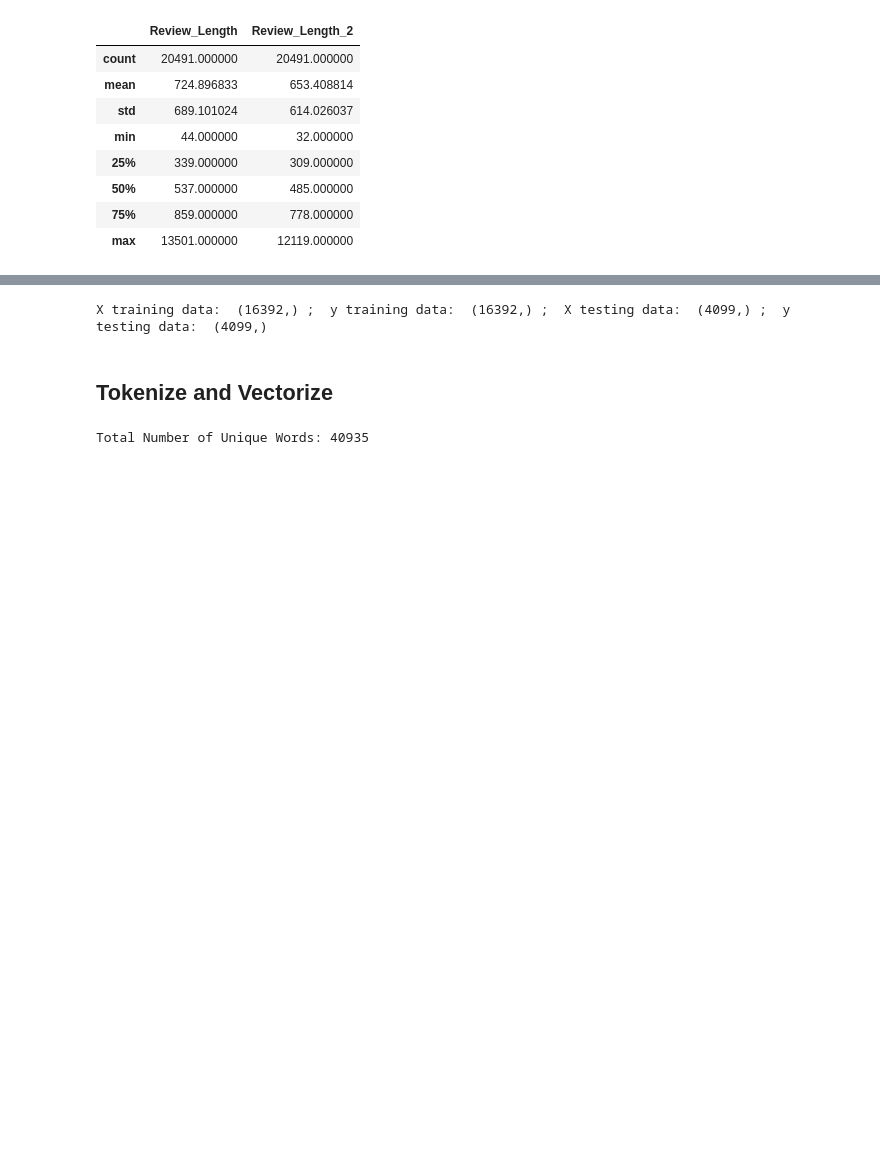
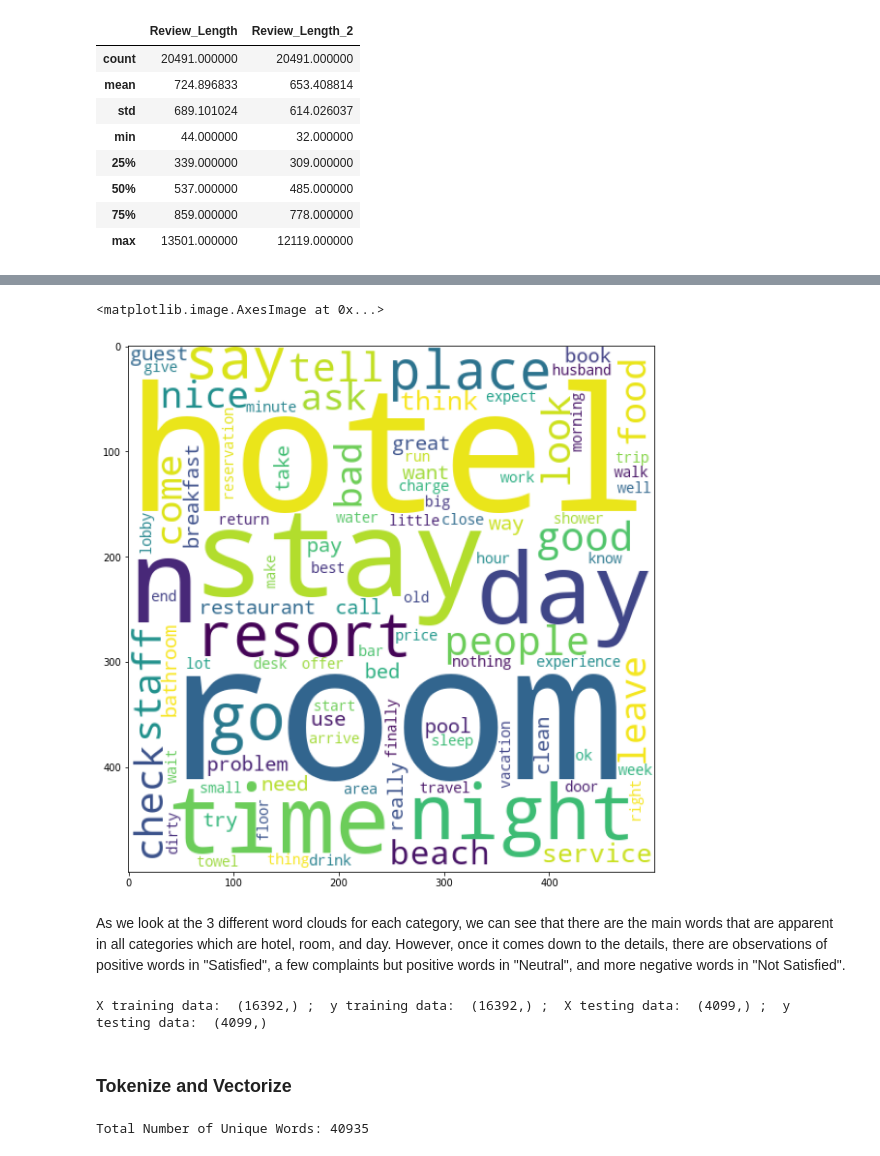
Before and after one commit to alicemaki/TripAdvisorHotelReviews, a Jupyter notebook: TripAdvisorHotelReviewScript.ipynb, the cells around one changed output, grey strips where cells are left out. Cells and saved outputs as stored; diff of their text form; code cells hidden in the pictures; blank space fills up the shorter version.

```diff
--- a/TripAdvisorHotelReviewScript.ipynb
+++ b/TripAdvisorHotelReviewScript.ipynb
@@ -208 +234,11 @@ hotelreview.describe()
+# %%
+# Word Cloud for Not Satisfied Reviews
+plt.figure(figsize=(10, 10))
+wc_notsatisfied = WordCloud(max_words=1000, min_font_size=10, height=500, width=500, background_color="white").generate(' '.join(hotelreview_notsatisfied['Clean_Text']))
+plt.imshow(wc_notsatisfied)
+# %% [output]
+<matplotlib.image.AxesImage at 0x...>
+[figure, added]
+# %% [markdown]
+As we look at the 3 different word clouds for each category, we can see that there are the main words that are apparent in all categories which are hotel, room, and day. However, once it comes down to the details, there are observations of positive words in "Satisfied", a few complaints but positive words in "Neutral", and more negative words in "Not Satisfied".
 # %%
@@ -218,5 +254,5 @@ print('X training data: ', X_train.shape, '; ', 'y training data: ', y_train.sha
 # %% [output]
 X training data:  (16392,) ;  y training data:  (16392,) ;  X testing data:  (4099,) ;  y testing data:  (4099,)
 # %% [markdown]
-## Tokenize and Vectorize
+### Tokenize and Vectorize
 # %%
```
Also changed, not shown: parts of 39 cells of this notebook, 2 other files.
